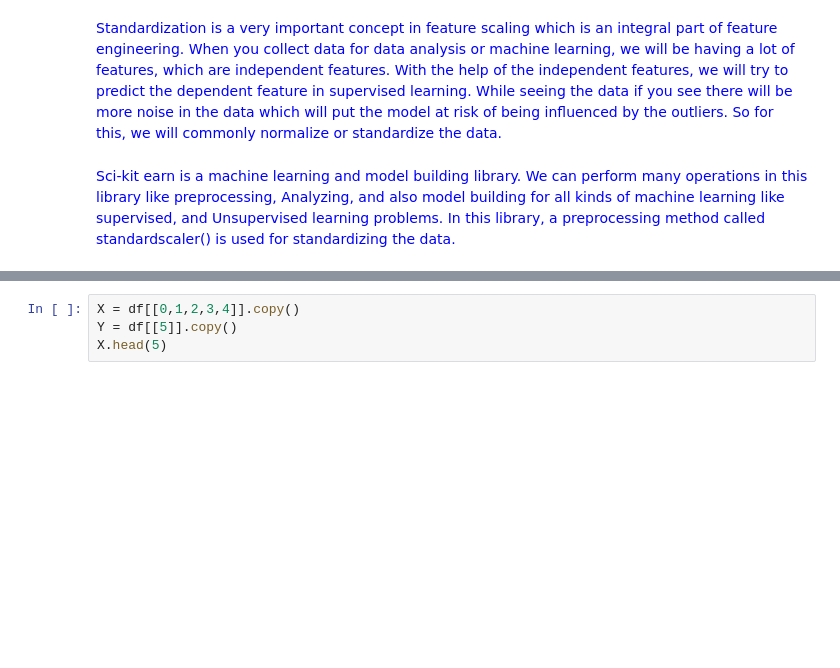
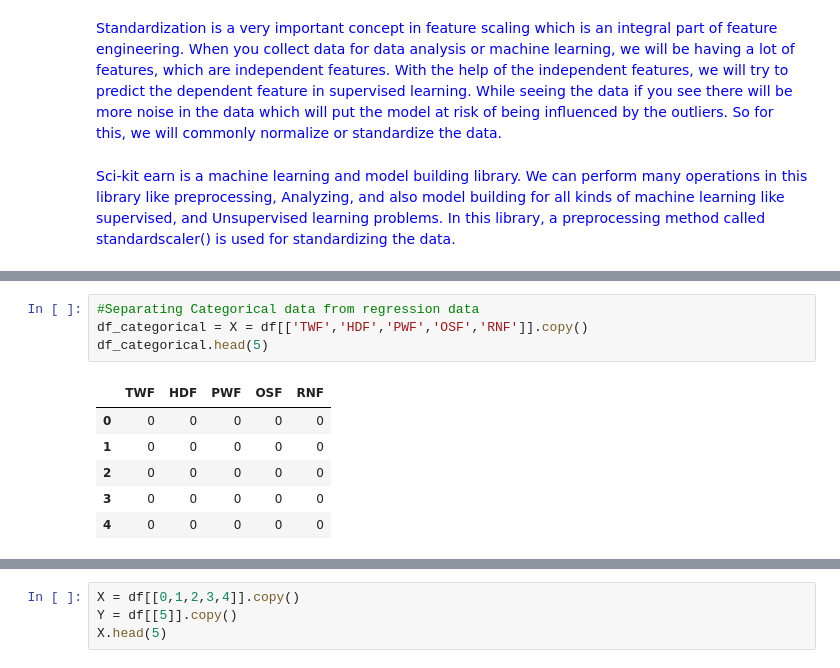
Before and after one commit to cevoaustralia/predictive-maintenance, a Jupyter notebook: predictive_maintenance.ipynb, the cells around one changed output, grey strips where cells are left out. Cells and saved outputs as stored; diff of their text form; blank space fills up the shorter version.

```diff
--- a/predictive_maintenance.ipynb
+++ b/predictive_maintenance.ipynb
@@ -149,4 +170,15 @@ df.head(5)
 | 2 | 298.1 | 308.5 | 1498 | 49.4 | 5 | ... |
 | 3 | 298.2 | 308.6 | 1433 | 39.5 | 7 | ... |
 | 4 | 298.2 | 308.7 | 1408 | 40.0 | 9 | ... |
+# %%
+#Separating Categorical data from regression data
+df_categorical = X = df[['TWF','HDF','PWF','OSF','RNF']].copy()
+df_categorical.head(5)
+# %% [output]
+|  | TWF | HDF | PWF | OSF | RNF |
+| 0 | 0 | 0 | 0 | 0 | 0 |
+| 1 | 0 | 0 | 0 | 0 | 0 |
+| 2 | 0 | 0 | 0 | 0 | 0 |
+| 3 | 0 | 0 | 0 | 0 | 0 |
+| 4 | 0 | 0 | 0 | 0 | 0 |
 # %%
```
Also changed, not shown: parts of 23 cells of this notebook.
